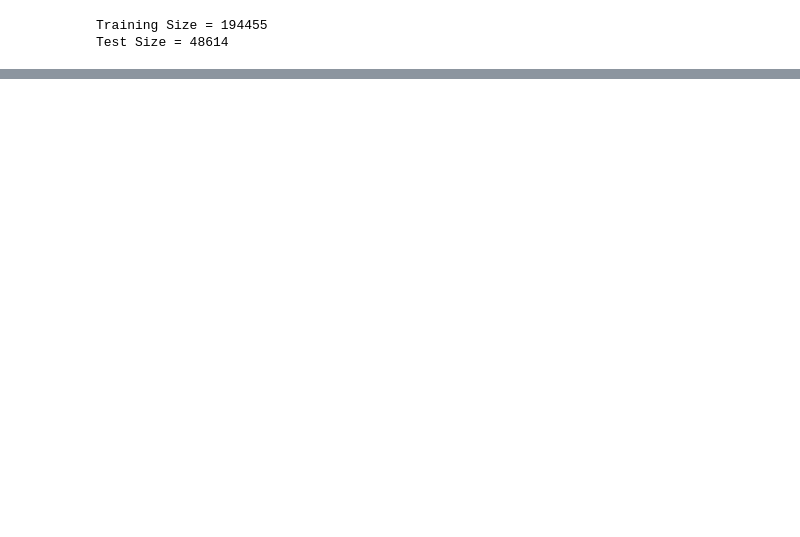
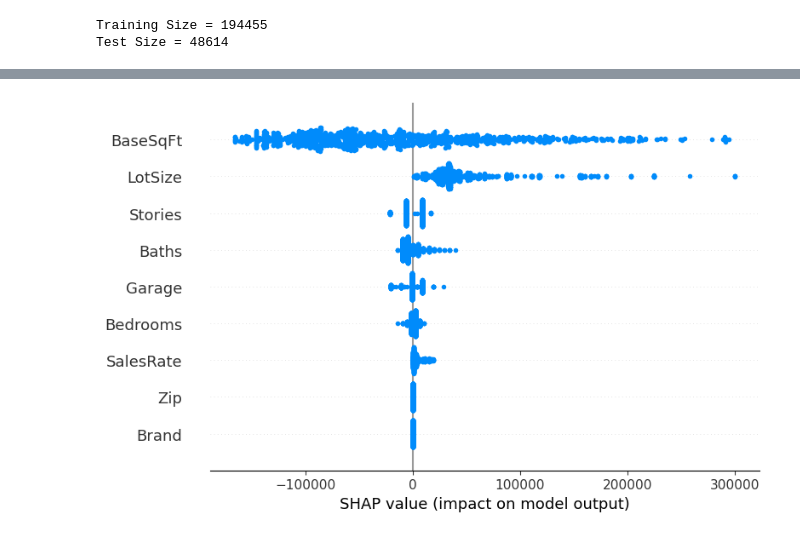
Before and after one commit to PaulGilchrist/machine-learning3, a Jupyter notebook: notebooks/home_prices_zonda.ipynb, the cells around one changed output, grey strips where cells are left out. Cells and saved outputs as stored; diff of their text form; code cells hidden in the pictures; blank space fills up the shorter version.

```diff
--- a/notebooks/home_prices_zonda.ipynb
+++ b/notebooks/home_prices_zonda.ipynb
@@ -288,0 +290,16 @@ output_df.sample(10, ignore_index=True)
+# %%
+import shap
+
+shap_length = 1000 # Reduce the size of the tensor so explanation does not take too long
+X = [brand_tensor[:shap_length], zip_tensor[:shap_length], input_tensor[:shap_length, :]]
+explainer = shap.DeepExplainer(model, X)
+shap_values = explainer.shap_values(X)
+feature_names = list(features_df.columns)
+# shap.summary_plot(shap_values[-1], input_tensor[:shap_length, :], feature_names=feature_names[-5:]) # This has colors for high/low, but does not include brand or zip
+shap_brand = shap_values[0].reshape(-1, 1)
+shap_zip = shap_values[1].reshape(-1, 1)
+shap_input = np.concatenate([shap_values[2], np.zeros((len(shap_values[0]) - len(shap_values[2]), 7))], axis=0)
+shap_values_matrix = np.concatenate([shap_brand, shap_zip, shap_input], axis=1)
+shap.summary_plot(shap_values_matrix, X, feature_names=feature_names)
+# %% [output]
+[figure, added]
```
Also changed, not shown: parts of 8 cells of this notebook, 2 other files.
